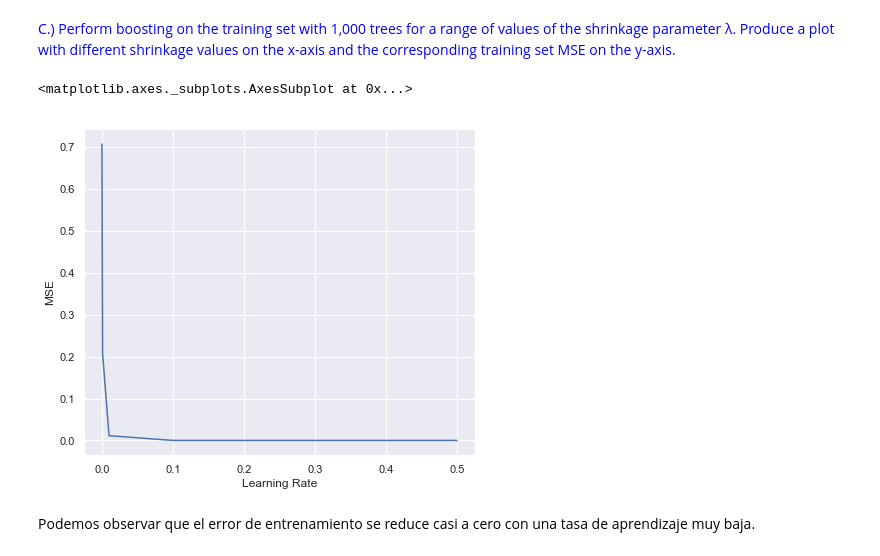
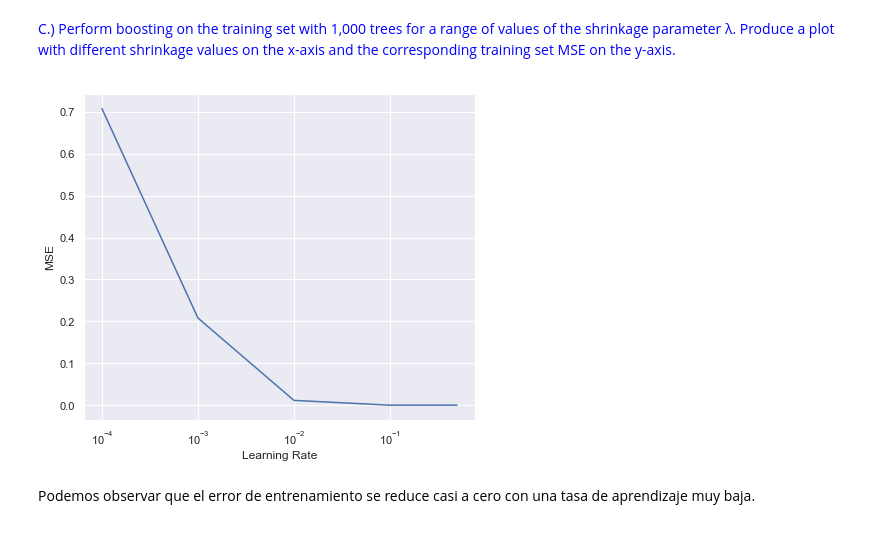
Before and after one commit to pablo238/PruebaTrabajo, a Jupyter notebook: content/Trabajo.ipynb, the cells around one changed output. Saved outputs shown, nothing was run; the diff lists cells and outputs as text; code cells hidden in the pictures.

```diff
--- a/content/Trabajo.ipynb
+++ b/content/Trabajo.ipynb
@@ -990,7 +1000,7 @@ to produce summary statistics about the tree, and describe the
 results obtained. What is the training error rate? How many
 terminal nodes does the tree have?<Font>
 # %%
-clf = DecisionTreeClassifier(random_state=0)
+clf = DecisionTreeClassifier(random_state=0, max_depth = 3)
 clf.fit(X_train, y_train)
 # %% [output]
 DecisionTreeClassifier(ccp_alpha=0.0, class_weight=None, criterion='gini',
@@ -1173,20 +1185,20 @@ training set MSE on the y-axis. </font>
 # %%
 lr_list = [0.0001, 0.001, 0.01, 0.1, 0.2, 0.3, 0.4, 0.5]
 lista = []
 
 for learning_rate in lr_list:
     gb_clf = GradientBoostingRegressor(n_estimators=1000, learning_rate=learning_rate)
     gb_clf.fit(X_train, Y_train)
     y_pred = gb_clf.predict(X_train)
     MSE = mean_squared_error(Y_train, y_pred)
     lista.append((learning_rate, MSE))
 
 df_cross = pd.DataFrame(lista, columns =["Learning Rate", "MSE"])
 sb.set(rc={'figure.figsize':(7,6)})
 sb.lineplot(x="Learning Rate", y="MSE", data=df_cross)
+plt.xscale("log")
 # %% [output]
-<matplotlib.axes._subplots.AxesSubplot at 0x...>
-[figure, old version]
+[figure, new version]
 # %% [markdown]
 Podemos observar que el error de entrenamiento se reduce casi a cero con una tasa de aprendizaje muy baja.
 # %% [markdown]
```
Also changed, not shown: parts of 103 cells of this notebook, 29 other files.
